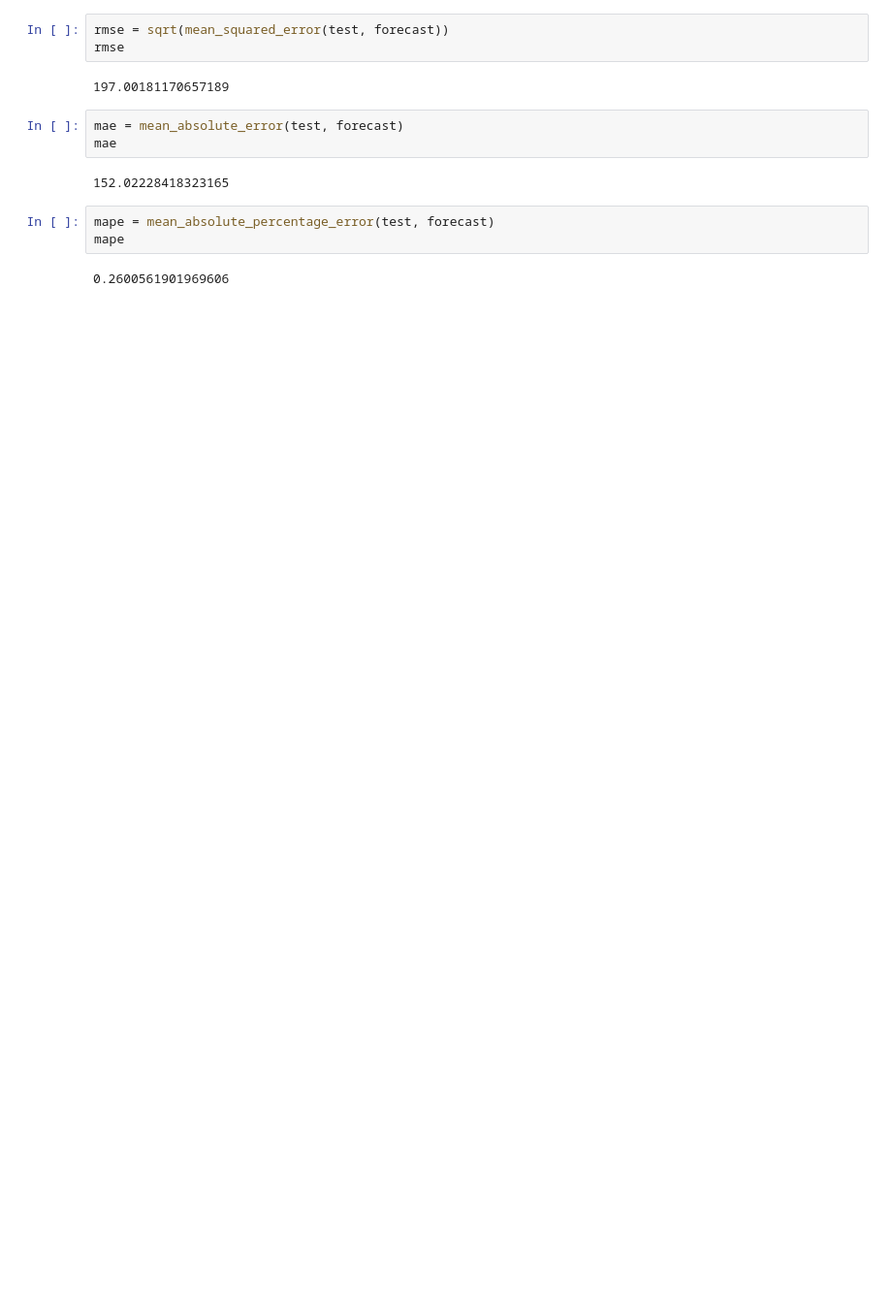
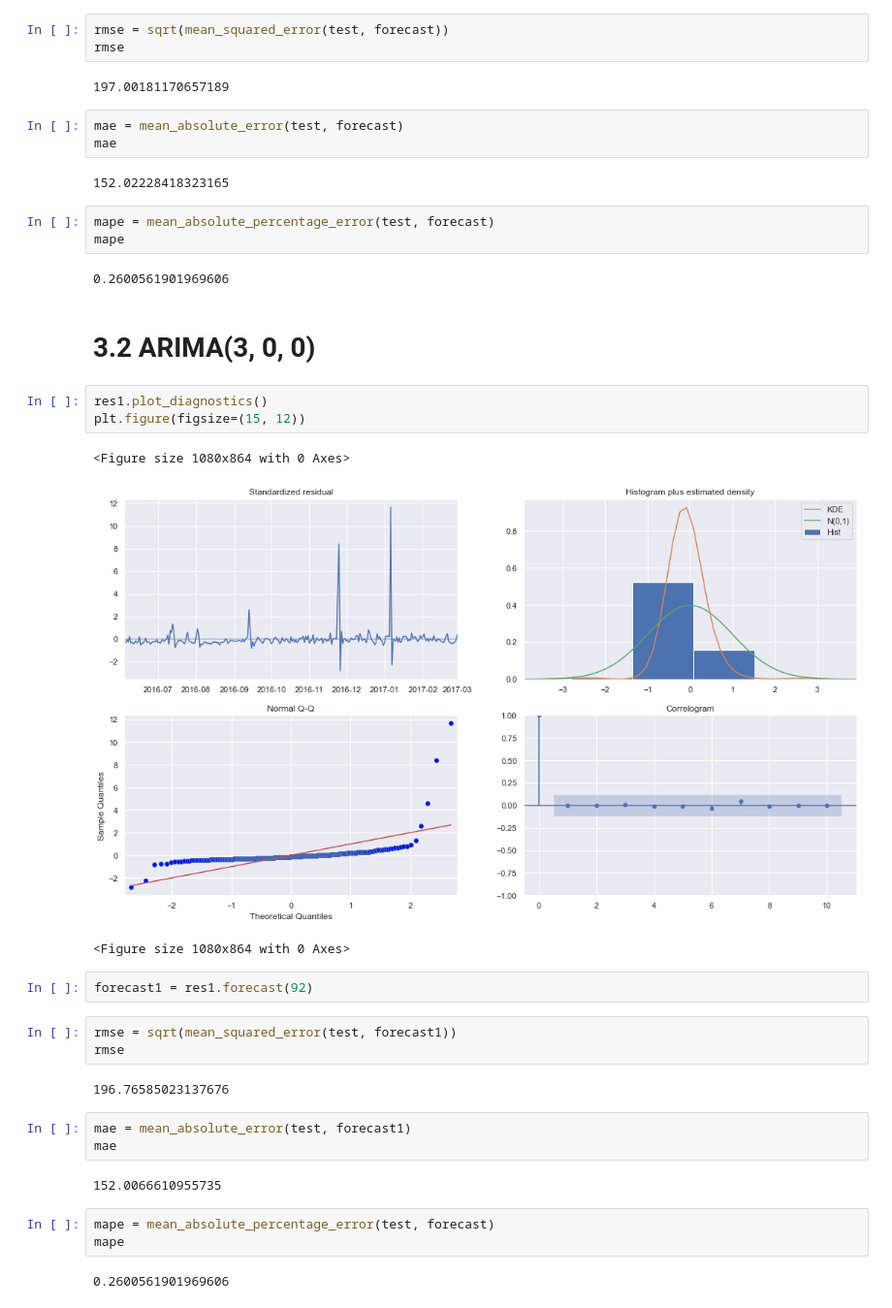
Before and after one commit to victoriaegandolfi/timeSeries, a Jupyter notebook: luizalabs_time_series.ipynb, the cells around one changed output. Shown at 97% size. Drawn from its saved outputs; the diff is of its cells as text; blank space fills up the shorter version.

```diff
--- a/luizalabs_time_series.ipynb
+++ b/luizalabs_time_series.ipynb
@@ -260,3 +272,29 @@ mape = mean_absolute_percentage_error(test, forecast)
 mape
 # %% [output]
 0.2600561901969606
+# %% [markdown]
+# 3.2 ARIMA(3, 0, 0)
+# %%
+res1.plot_diagnostics()
+plt.figure(figsize=(15, 12))
+# %% [output]
+<Figure size 1080x864 with 0 Axes>
+[figure, added]
+<Figure size 1080x864 with 0 Axes>
+# %%
+forecast1 = res1.forecast(92)
+# %%
+rmse = sqrt(mean_squared_error(test, forecast1))
+rmse
+# %% [output]
+196.76585023137676
+# %%
+mae = mean_absolute_error(test, forecast1)
+mae
+# %% [output]
+152.0066610955735
+# %%
+mape = mean_absolute_percentage_error(test, forecast)
+mape
+# %% [output]
+0.2600561901969606
```
Also changed, not shown: parts of 26 cells of this notebook.
